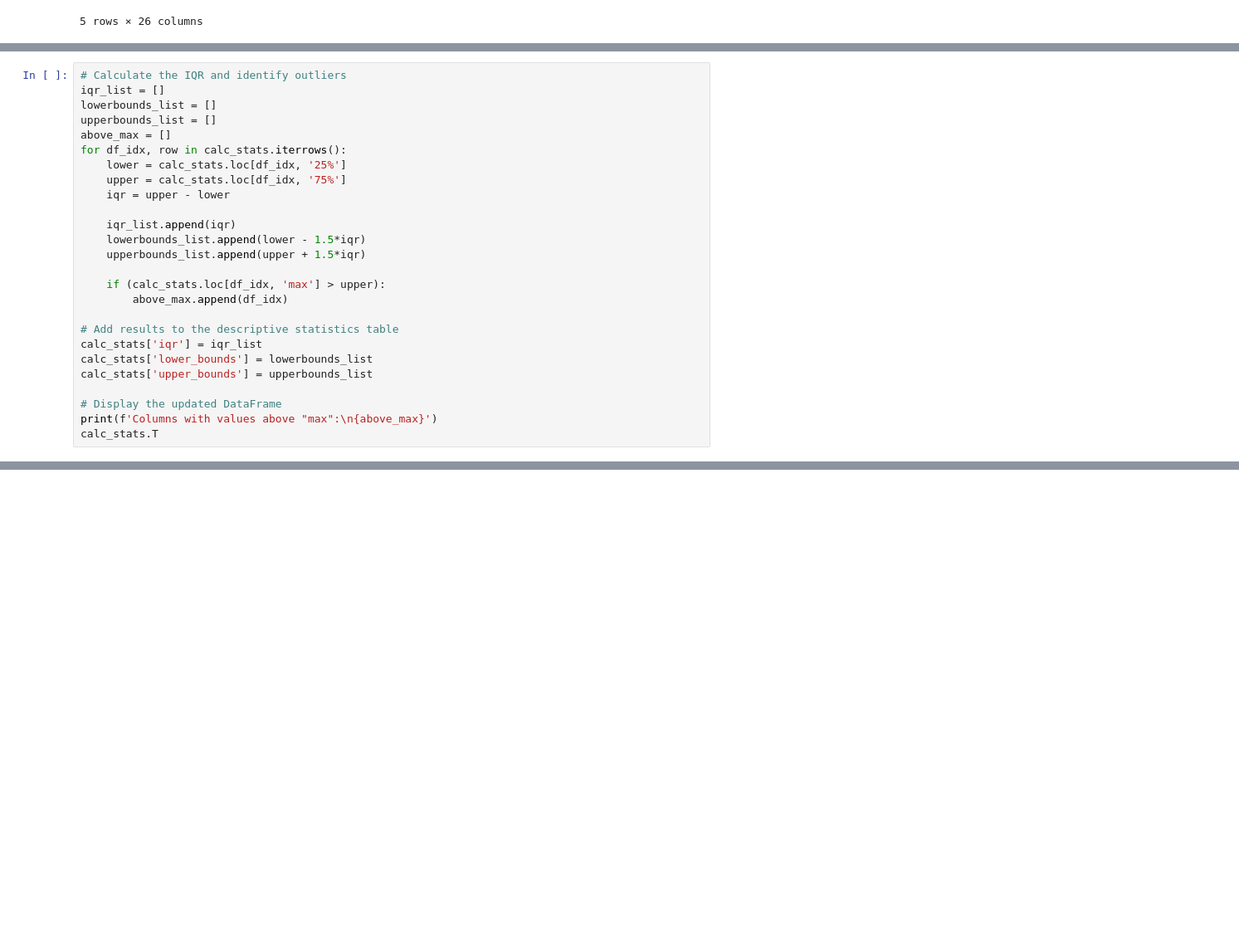
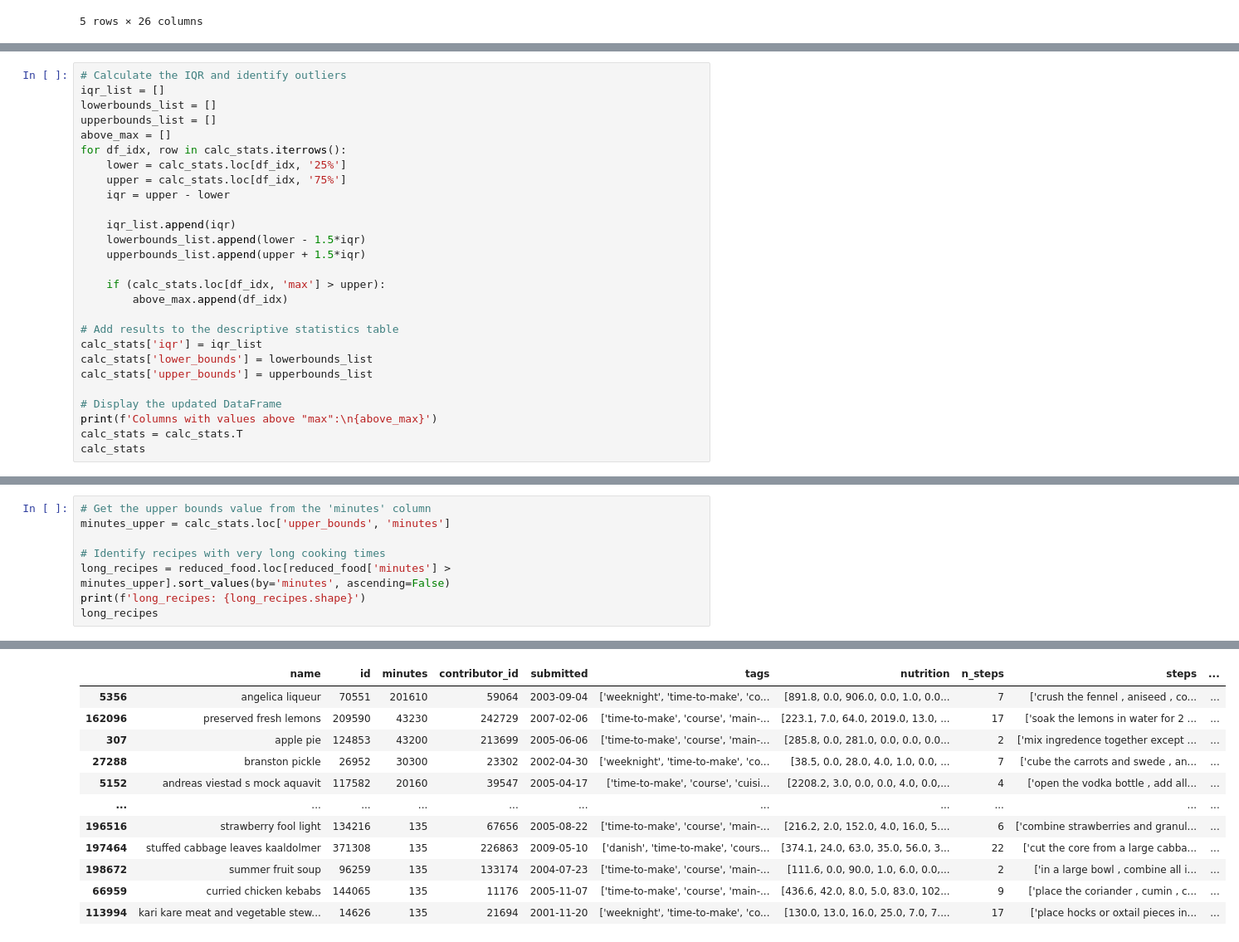
Before and after one commit to alyssahondrade/Project1, a Jupyter notebook: recipes_exploration.ipynb, the cells around one changed output, grey strips where cells are left out. Shown: that part at 83% size. Drawn from its saved outputs; the diff is of its cells as text; blank space fills up the shorter version.

```diff
--- a/recipes_exploration.ipynb
+++ b/recipes_exploration.ipynb
@@ -690,7 +692,8 @@ calc_stats['upper_bounds'] = upperbounds_list
 
 # Display the updated DataFrame
 print(f'Columns with values above "max":\n{above_max}')
-calc_stats.T
+calc_stats = calc_stats.T
+calc_stats
 # %% [output]
 Columns with values above "max":
 ['minutes', 'n_steps', 'n_ingredients', 'Calories', 'Total Fat (PDV)', 'Sugar (PDV)', 'Sodium (PDV)', 'Protein (PDV)', 'Saturated Fat (PDV)', 'Carbohydrates (PDV)', 'total_fat_g', 'sugar_g', 'sodium_g ...
@@ -709,0 +713,9 @@ Columns with values above "max":
+# %%
+# Get the upper bounds value from the 'minutes' column
+minutes_upper = calc_stats.loc['upper_bounds', 'minutes']
+
+# Identify recipes with very long cooking times
+long_recipes = reduced_food.loc[reduced_food['minutes'] > minutes_upper].sort_values(by='minutes', ascending=False)
+print(f'long_recipes: {long_recipes.shape}')
+long_recipes
+# %% [output]
@@ -709,0 +723,12 @@ Columns with values above "max":
+|  | name | id | minutes | contributor_id | submitted | tags | nutrition | n_steps | steps | ... |
+| 5356 | angelica liqueur | 70551 | 201610 | 59064 | 2003-09-04 | ['weeknight', 'time-to-make', 'co... | [891.8, 0.0, 906.0, 0.0, 1.0, 0.0... | 7 | ['crush the fennel , aniseed , co... | ... |
+| 162096 | preserved fresh lemons | 209590 | 43230 | 242729 | 2007-02-06 | ['time-to-make', 'course', 'main-... | [223.1, 7.0, 64.0, 2019.0, 13.0, ... | 17 | ['soak the lemons in water for 2 ... | ... |
+| 307 | apple pie | 124853 | 43200 | 213699 | 2005-06-06 | ['time-to-make', 'course', 'main-... | [285.8, 0.0, 281.0, 0.0, 0.0, 0.0... | 2 | ['mix ingredence together except ... | ... |
+| 27288 | branston pickle | 26952 | 30300 | 23302 | 2002-04-30 | ['weeknight', 'time-to-make', 'co... | [38.5, 0.0, 28.0, 4.0, 1.0, 0.0, ... | 7 | ['cube the carrots and swede , an... | ... |
+| 5152 | andreas viestad s mock aquavit | 117582 | 20160 | 39547 | 2005-04-17 | ['time-to-make', 'course', 'cuisi... | [2208.2, 3.0, 0.0, 0.0, 4.0, 0.0,... | 4 | ['open the vodka bottle , add all... | ... |
+| ... | ... | ... | ... | ... | ... | ... | ... | ... | ... | ... |
+| 196516 | strawberry fool light | 134216 | 135 | 67656 | 2005-08-22 | ['time-to-make', 'course', 'main-... | [216.2, 2.0, 152.0, 4.0, 16.0, 5.... | 6 | ['combine strawberries and granul... | ... |
+| 197464 | stuffed cabbage leaves kaaldolmer | 371308 | 135 | 226863 | 2009-05-10 | ['danish', 'time-to-make', 'cours... | [374.1, 24.0, 63.0, 35.0, 56.0, 3... | 22 | ['cut the core from a large cabba... | ... |
+| 198672 | summer fruit soup | 96259 | 135 | 133174 | 2004-07-23 | ['time-to-make', 'course', 'main-... | [111.6, 0.0, 90.0, 1.0, 6.0, 0.0,... | 2 | ['in a large bowl , combine all i... | ... |
+| 66959 | curried chicken kebabs | 144065 | 135 | 11176 | 2005-11-07 | ['time-to-make', 'course', 'main-... | [436.6, 42.0, 8.0, 5.0, 83.0, 102... | 9 | ['place the coriander , cumin , c... | ... |
+| 113994 | kari kare meat and vegetable stew... | 14626 | 135 | 21694 | 2001-11-20 | ['weeknight', 'time-to-make', 'co... | [130.0, 13.0, 16.0, 25.0, 7.0, 7.... | 17 | ['place hocks or oxtail pieces in... | ... |
```
Also changed, not shown: parts of 6 cells of this notebook, 1 other file.
